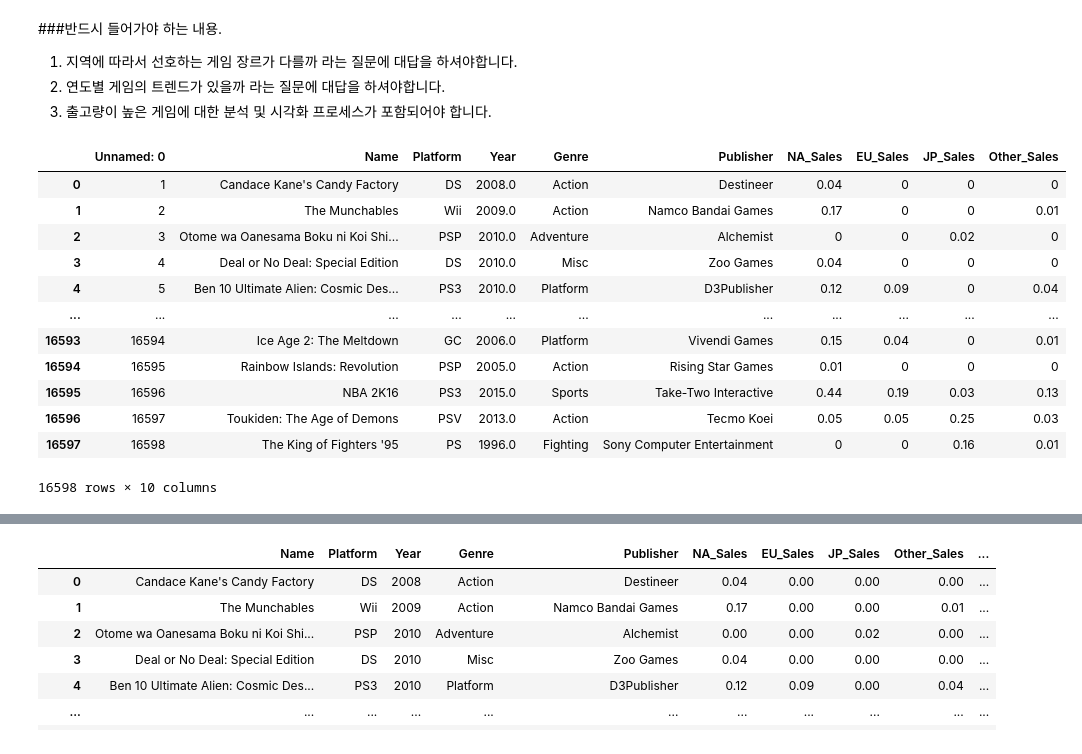
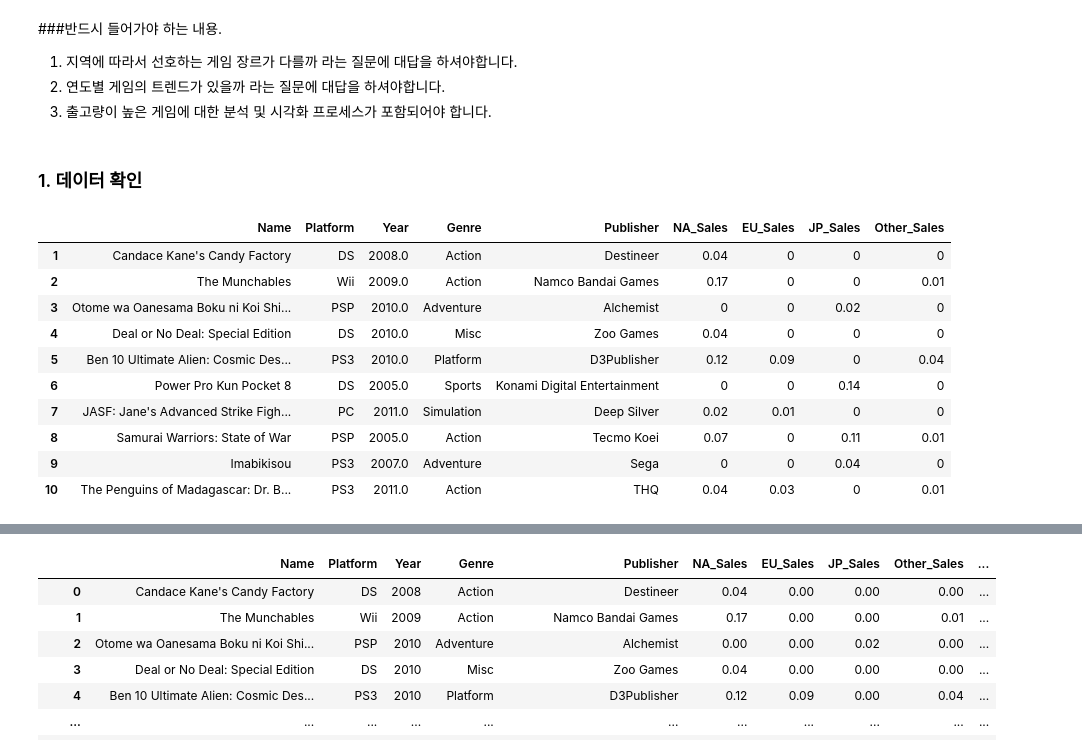
Before and after one commit to yongju-Shin/CS_AI_Section-1-project, a Jupyter notebook: section1_project.ipynb, the cells around one changed output, grey strips where cells are left out. Saved outputs shown, nothing was run; the diff lists cells and outputs as text; code cells hidden in the pictures.

```diff
--- a/section1_project.ipynb
+++ b/section1_project.ipynb
@@ -41,20 +42,20 @@ import scipy
 # %%
 # 데이터를 불러옴
-df=pd.read_csv('https://ds-lecture-data.s3.ap-northeast-2.amazonaws.com/datasets/vgames2.csv')
+df=pd.read_csv('https://ds-lecture-data.s3.ap-northeast-2.amazonaws.com/datasets/vgames2.csv', index_col=0)
+# %% [markdown]
+### 1. 데이터 확인
 # %%
 # 데이터를 확인
-df
+df.head(10)
 # %% [output]
-|  | Unnamed: 0 | Name | Platform | Year | Genre | Publisher | NA_Sales | EU_Sales | JP_Sales | Other_Sales |
-| 0 | 1 | Candace Kane's Candy Factory | DS | 2008.0 | Action | Destineer | 0.04 | 0 | 0 | 0 |
-| 1 | 2 | The Munchables | Wii | 2009.0 | Action | Namco Bandai Games | 0.17 | 0 | 0 | 0.01 |
-| 2 | 3 | Otome wa Oanesama Boku ni Koi Shi... | PSP | 2010.0 | Adventure | Alchemist | 0 | 0 | 0.02 | 0 |
-| 3 | 4 | Deal or No Deal: Special Edition | DS | 2010.0 | Misc | Zoo Games | 0.04 | 0 | 0 | 0 |
-| 4 | 5 | Ben 10 Ultimate Alien: Cosmic Des... | PS3 | 2010.0 | Platform | D3Publisher | 0.12 | 0.09 | 0 | 0.04 |
-| ... | ... | ... | ... | ... | ... | ... | ... | ... | ... | ... |
-| 16593 | 16594 | Ice Age 2: The Meltdown | GC | 2006.0 | Platform | Vivendi Games | 0.15 | 0.04 | 0 | 0.01 |
-| 16594 | 16595 | Rainbow Islands: Revolution | PSP | 2005.0 | Action | Rising Star Games | 0.01 | 0 | 0 | 0 |
-| 16595 | 16596 | NBA 2K16 | PS3 | 2015.0 | Sports | Take-Two Interactive | 0.44 | 0.19 | 0.03 | 0.13 |
-| 16596 | 16597 | Toukiden: The Age of Demons | PSV | 2013.0 | Action | Tecmo Koei | 0.05 | 0.05 | 0.25 | 0.03 |
-| 16597 | 16598 | The King of Fighters '95 | PS | 1996.0 | Fighting | Sony Computer Entertainment | 0 | 0 | 0.16 | 0.01 |
+|  | Name | Platform | Year | Genre | Publisher | NA_Sales | EU_Sales | JP_Sales | Other_Sales |
+| 1 | Candace Kane's Candy Factory | DS | 2008.0 | Action | Destineer | 0.04 | 0 | 0 | 0 |
+| 2 | The Munchables | Wii | 2009.0 | Action | Namco Bandai Games | 0.17 | 0 | 0 | 0.01 |
+| 3 | Otome wa Oanesama Boku ni Koi Shi... | PSP | 2010.0 | Adventure | Alchemist | 0 | 0 | 0.02 | 0 |
+| 4 | Deal or No Deal: Special Edition | DS | 2010.0 | Misc | Zoo Games | 0.04 | 0 | 0 | 0 |
+| 5 | Ben 10 Ultimate Alien: Cosmic Des... | PS3 | 2010.0 | Platform | D3Publisher | 0.12 | 0.09 | 0 | 0.04 |
+| 6 | Power Pro Kun Pocket 8 | DS | 2005.0 | Sports | Konami Digital Entertainment | 0 | 0 | 0.14 | 0 |
+| 7 | JASF: Jane's Advanced Strike Figh... | PC | 2011.0 | Simulation | Deep Silver | 0.02 | 0.01 | 0 | 0 |
+| 8 | Samurai Warriors: State of War | PSP | 2005.0 | Action | Tecmo Koei | 0.07 | 0 | 0.11 | 0.01 |
+| 9 | Imabikisou | PS3 | 2007.0 | Adventure | Sega | 0 | 0 | 0.04 | 0 |
+| 10 | The Penguins of Madagascar: Dr. B... | PS3 | 2011.0 | Action | THQ | 0.04 | 0.03 | 0 | 0.01 |
-16598 rows × 10 columns
```
Also changed, not shown: parts of 44 cells of this notebook.
